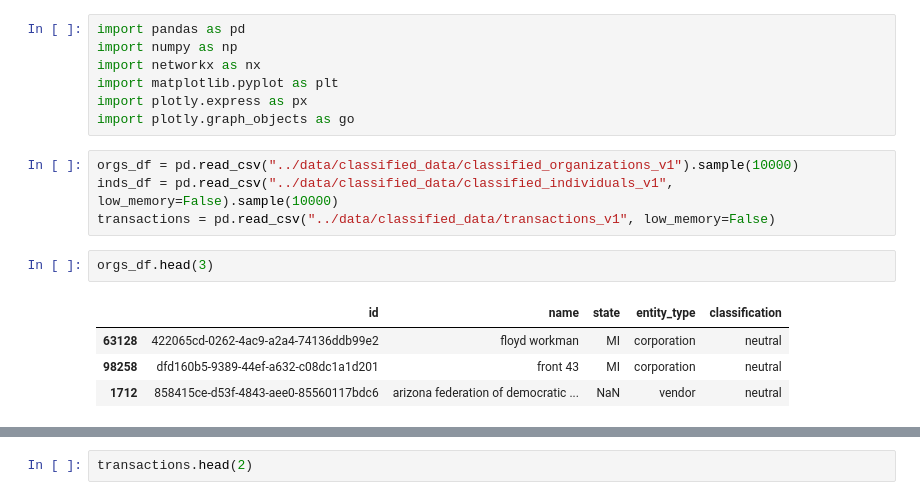
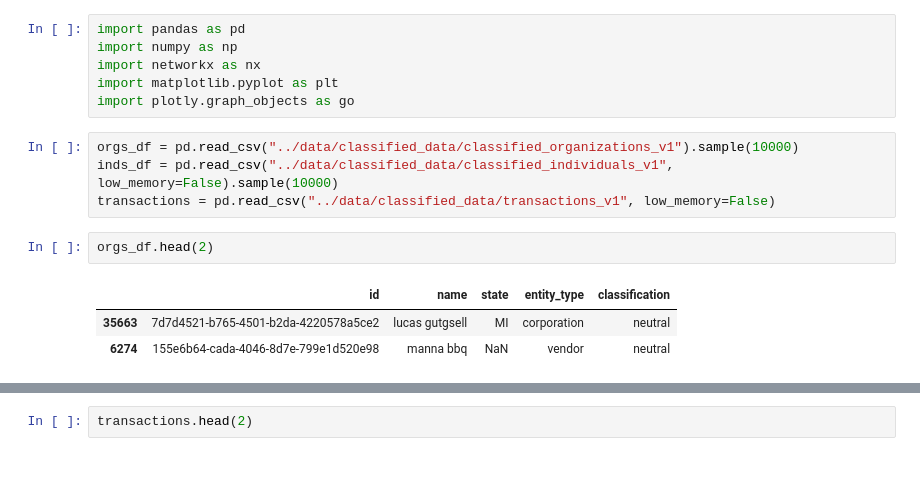
Before and after one commit to uchicago-dsi/climate-cabinet-campaign-finance-tracker, a Jupyter notebook: notebooks/Test.ipynb, the cells around one changed output, grey strips where cells are left out. Saved outputs shown, nothing was run; the diff lists cells and outputs as text; blank space fills up the shorter version.

```diff
--- a/notebooks/Test.ipynb
+++ b/notebooks/Test.ipynb
@@ -3,19 +3,17 @@ import pandas as pd
 import numpy as np
 import networkx as nx
 import matplotlib.pyplot as plt
-import plotly.express as px
 import plotly.graph_objects as go
 # %%
 orgs_df = pd.read_csv("../data/classified_data/classified_organizations_v1").sample(10000)
 inds_df = pd.read_csv("../data/classified_data/classified_individuals_v1", low_memory=False).sample(10000)
 transactions = pd.read_csv("../data/classified_data/transactions_v1", low_memory=False)
 # %%
-orgs_df.head(3)
+orgs_df.head(2)
 # %% [output]
 |  | id | name | state | entity_type | classification |
-| 63128 | 422065cd-0262-4ac9-a2a4-74136ddb99e2 | floyd workman | MI | corporation | neutral |
-| 98258 | dfd160b5-9389-44ef-a632-c08dc1a1d201 | front 43 | MI | corporation | neutral |
-| 1712 | 858415ce-d53f-4843-aee0-85560117bdc6 | arizona federation of democratic ... | NaN | vendor | neutral |
+| 35663 | 7d7d4521-b765-4501-b2da-4220578a5ce2 | lucas gutgsell | MI | corporation | neutral |
+| 6274 | 155e6b64-cada-4046-8d7e-799e1d520e98 | manna bbq | NaN | vendor | neutral |
 # %%
 orgs_df.classification.unique()
 # %% [output]
```
Also changed, not shown: parts of 29 cells of this notebook.
